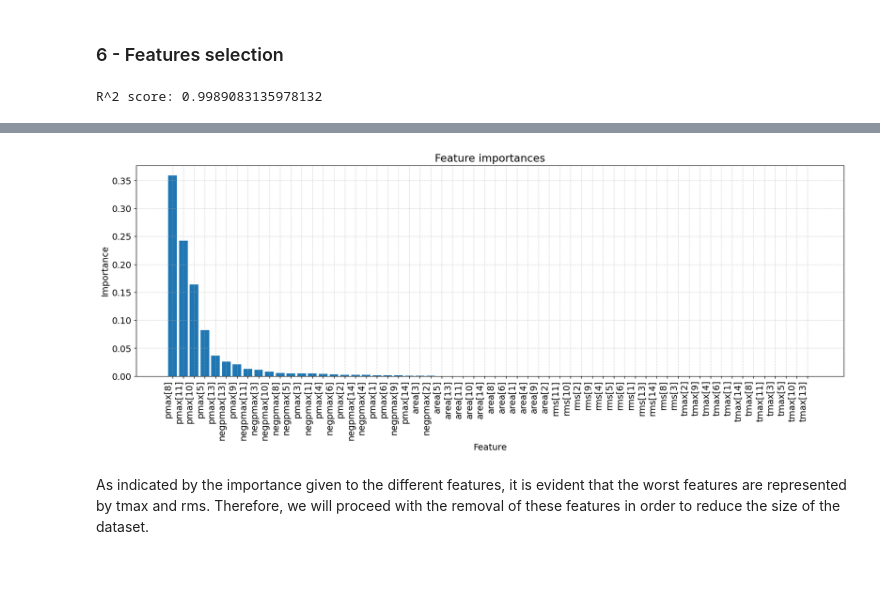
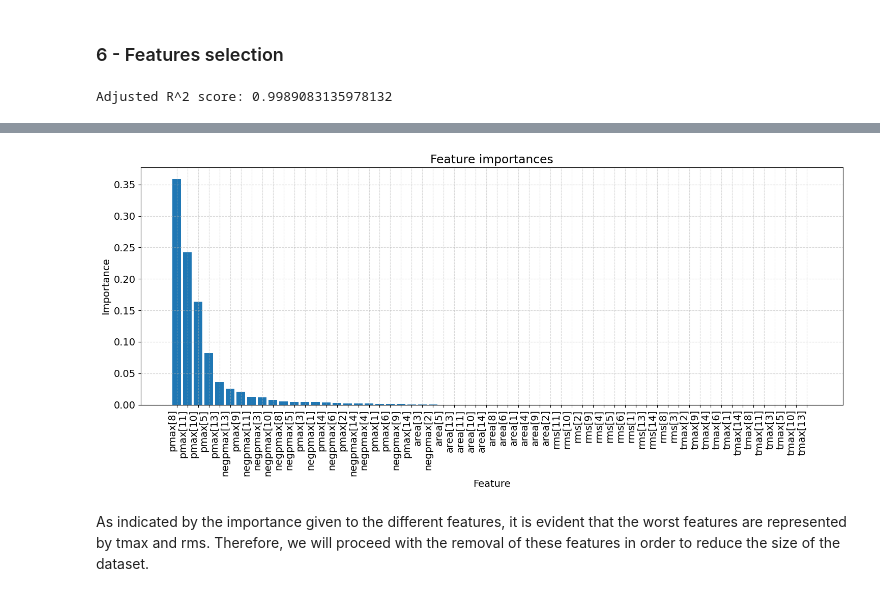
Before and after one commit to MazzariniTommaso/SensorSignalRegression, a Jupyter notebook: Project.ipynb, the cells around one changed output, grey strips where cells are left out. Drawn from its saved outputs; the diff is of its cells as text; code cells hidden in the pictures; blank space fills up the shorter version.

```diff
--- a/Project.ipynb
+++ b/Project.ipynb
@@ -378,10 +388,9 @@ reg = RandomForestRegressor(n_estimators=100, random_state=random_state, n_jobs=
 # Fit the model
 reg.fit(X_train , y_train)
 
-# R2 score
-print('R^2 score:',r2_score(y_test, reg.predict(X_test)))
+print('Adjusted R^2 score:',r2_score(y_test, reg.predict(X_test)))
 # %% [output]
-R^2 score: 0.9989083135978132
+Adjusted R^2 score: 0.9989083135978132
 # %%
 # Feature importances
 feature_names = df_no_outliers.drop(columns=['x', 'y']).columns
@@ -410,27 +419,27 @@ feature_importances_list
 # %%
 # Plot the feature importances
 
 # Extract feature names and importances from the list
 feature_names, importances = zip(*feature_importances_list)
 
 # Font size
 mpl.rcParams["font.size"] = 14
 
 # Vertical bar chart
-plt.figure(figsize=(20, 6))
+plt.figure(figsize=(15, 7))
 plt.bar(feature_names, importances)
 
 # Set title and labels
 plt.xlabel('Feature')
 plt.ylabel('Importance')
 plt.title('Feature importances')
+plt.xticks(rotation=90, ha='right')
 
-
-plt.xticks(rotation=90, ha='right')
+plt.tight_layout()
 plt.grid(linestyle='--', alpha=0.5)
 plt.show()
 # %% [output]
-[figure, old version]
+[figure, new version]
 # %% [markdown]
 As indicated by the importance given to the different features, it is evident that the worst features are represented by tmax and rms. Therefore, we will proceed with the removal of these features in order to reduce the size of the dataset.
 # %%
```
Also changed, not shown: parts of 15 cells of this notebook.
